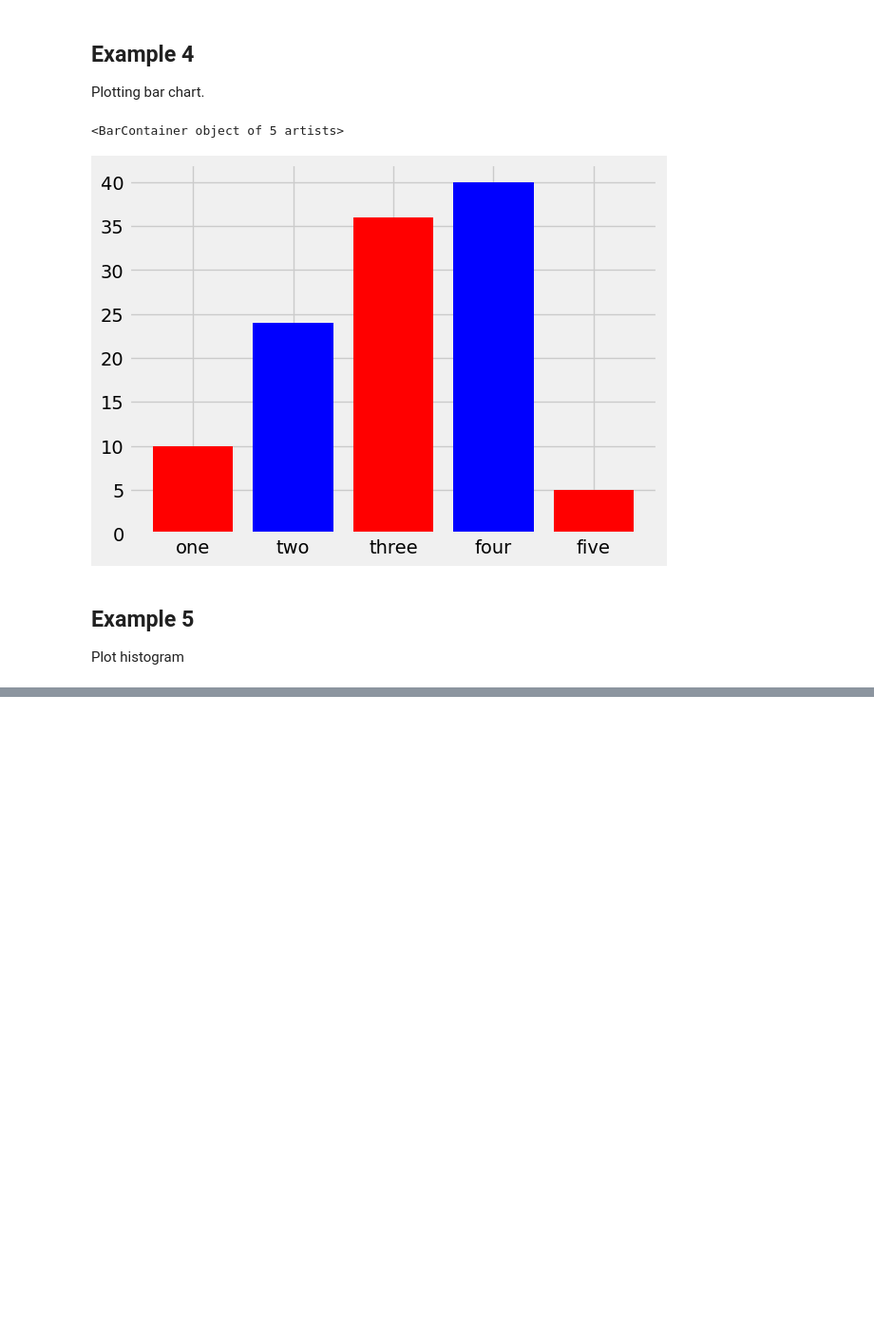
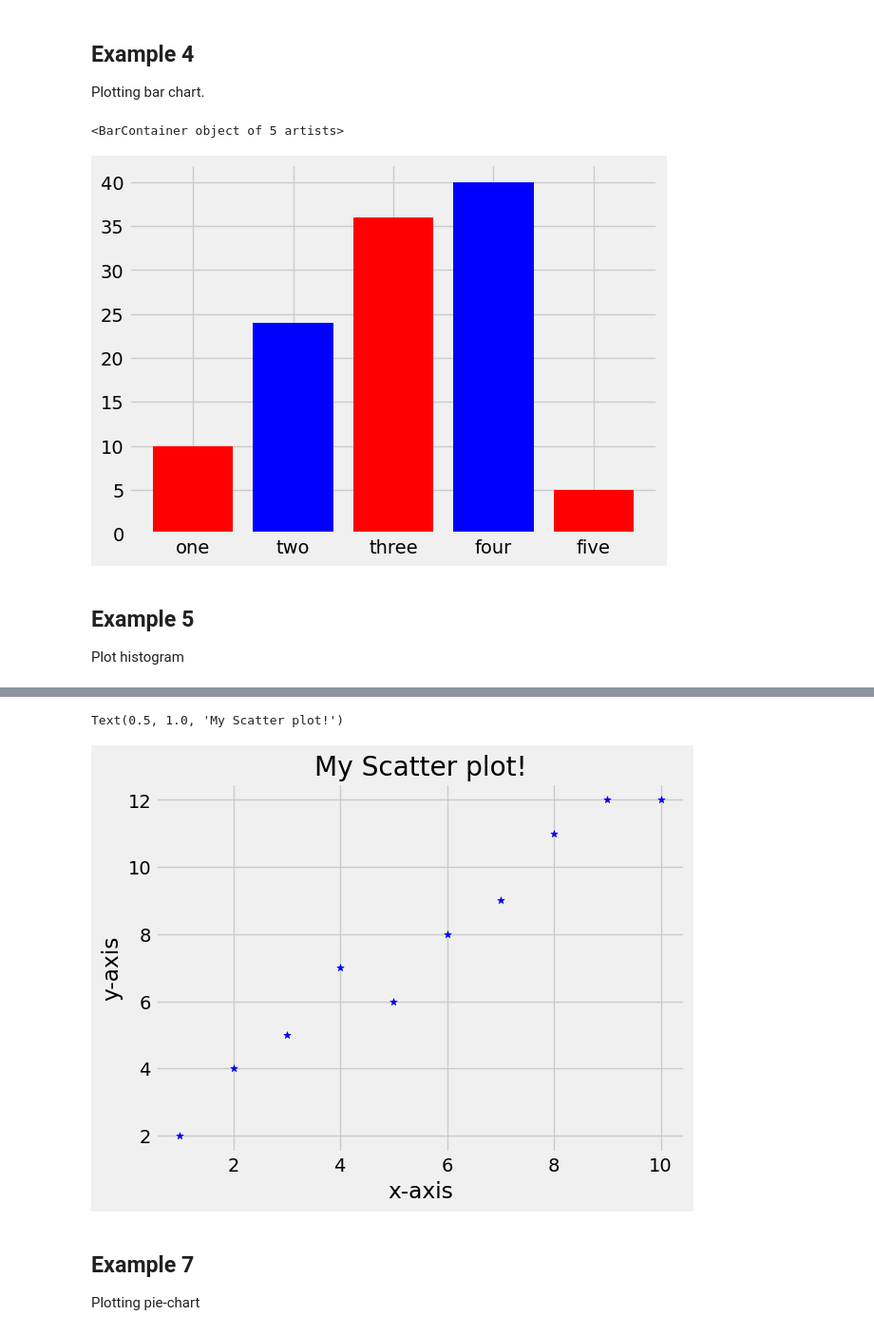
Before and after one commit to Jyotipm05/AI-Mafia---Machine-Learning, a Jupyter notebook: Matplotlib.ipynb, the cells around one changed output, grey strips where cells are left out. Shown at 95% size. Drawn from its saved outputs; the diff is of its cells as text; code cells hidden in the pictures; blank space fills up the shorter version.

```diff
--- a/Matplotlib.ipynb
+++ b/Matplotlib.ipynb
@@ -213,0 +219,12 @@ plt.close()
+# %%
+x = [1, 2, 3, 4, 5, 6, 7, 8, 9, 10]
+y = [2, 4, 5, 7, 6, 8, 9, 11, 12, 12]
+# %%
+# plotting points as a scatter plot
+plt.scatter(x, y, label="stars", color="blue", marker="*", s=30)
+plt.xlabel("x-axis")
+plt.ylabel("y-axis")
+plt.title('My Scatter plot!')
+# %% [output]
+Text(0.5, 1.0, 'My Scatter plot!')
+[figure, added]
@@ -213,0 +233,4 @@ plt.close()
+# %% [markdown]
+## Example 7
+
+Plotting pie-chart
```
Also changed, not shown: parts of 19 cells of this notebook, 1 other file.
